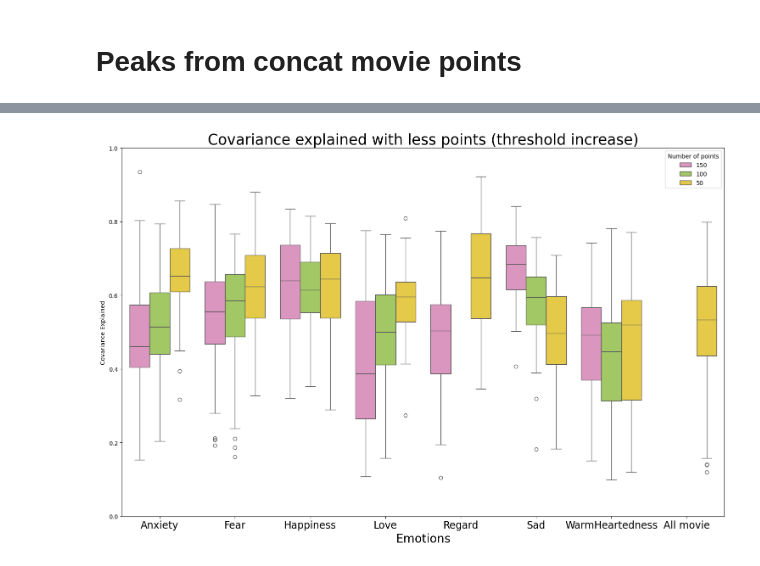
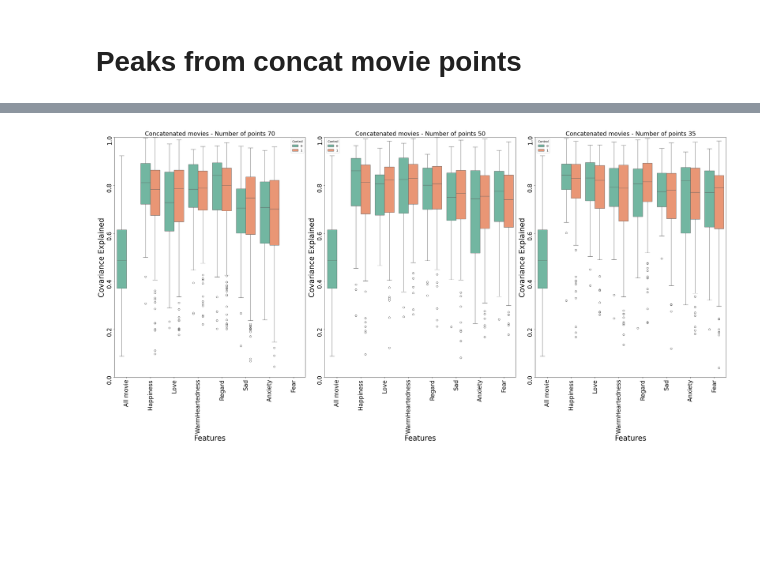
Before and after one commit to silviiaromanato/HigherOrder, a Jupyter notebook: Code/PLS_Silvia/viz.ipynb, the cells around one changed output, grey strips where cells are left out. Cells and saved outputs as stored; diff of their text form; code cells hidden in the pictures; blank space fills up the shorter version.

```diff
--- a/Code/PLS_Silvia/viz.ipynb
+++ b/Code/PLS_Silvia/viz.ipynb
@@ -396,0 +592,24 @@ peaks_data, data_all, features, thresholds = preprocess_peaks_concat(peaks_data,
+# %%
+peaks_data = pd.read_csv('/Users/silviaromanato/Desktop/SEMESTER_PROJECT/Material/Output/PLS_emoPeaks/PLSpeaks_emotions_single_scaffold_pts.csv')
+data_all = pd.read_csv(f'/Users/silviaromanato/Desktop/SEMESTER_PROJECT/Material/Output/PLS_bootstrap/PLS_scaffold_ALL_bootstrap_results.csv', index_col=0).reset_index()
+data_all = data_all[data_all['Movie'] == 'Sintel']
+
+peaks_data = peaks_data.groupby(['Region', 'bootstrap_round', 'Feature', 'Number of points', 'threshold', 'LC', 'Method', 'Movie']).first().reset_index()
+
+MOVIE = 'Spaceman'
+peaks_data = peaks_data[peaks_data['Movie'] == MOVIE]
+# %%
+peaks_data.dropna(inplace=True)
+peaks_data = peaks_data[peaks_data['Region'] == 'ALL']
+
+features_control = peaks_data['Feature'].unique()                       # list of the emotions
+features = [x for x in features_control if not x.startswith('Control')] # list of the emotions without the control ones
+thresholds = peaks_data['threshold'].unique()                           # list of the thresholds
+
+# Read the data for the PLS computed on all the movies concatenated
+data_all['Region'] = 'ALL'
+data_all['Type'] = 'bold'
+data_all.reset_index(inplace=True, drop=False)
+data_all['bootstrap_round'] = data_all.index // 12
+
+data_all
@@ -397,4 +630,3 @@ peaks_data, data_all, features, thresholds = preprocess_peaks_concat(peaks_data,
 # %%
-peaks_data
-significant_peaks = peaks_data[peaks_data['P-value'] < 0.05]
-significant_peaks = significant_peaks.groupby(['Region', 'bootstrap_round', 'Feature', 'Number of points', 'threshold']).sum()['Covariance Explained'].reset_index()
+# peaks_data, data_all, features, thresholds = preprocess_peaks_concat(peaks_data, data_all)
+peaks_data = peaks_data.groupby(['Region', 'bootstrap_round', 'Feature', 'Number of points', 'threshold', 'LC', 'Method', 'Movie']).first().reset_index()
@@ -464,17 +633,5 @@ plot_peaks_pts(significant, [150, 100, 50])
-# %%
-palette = sns.color_palette("Set2", 8)[3:8]
-
-df = significant[significant['Control'] == 0]
-
-plt.figure(figsize=(15, 10))
-sns.boxplot(x='Feature', y='Covariance Explained', data=df,  hue='Number of points', palette=palette, hue_order=[150, 100, 50])
-
-plt.xlabel('Emotions', fontsize=20)
-plt.title(f'Covariance explained with less points (threshold increase)', fontsize=25)
-plt.xticks(fontsize=17)
-plt.ylim(0, 1)
-
-plt.tight_layout()
-plt.show()
-# %% [output]
-[figure, removed]
+# %%
+significant = retrieve_significant(peaks_data, data_all)
+plot_peaks_pts(significant, [70, 50, 35])
+# %% [output]
+[figure, added]
```
Also changed, not shown: parts of 26 cells of this notebook, 5 other files.
